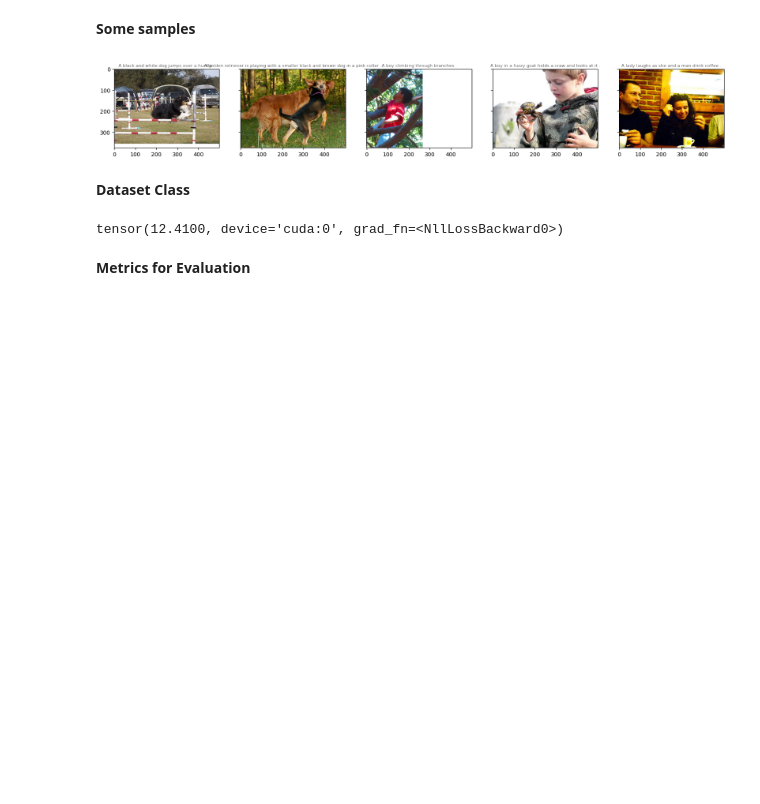
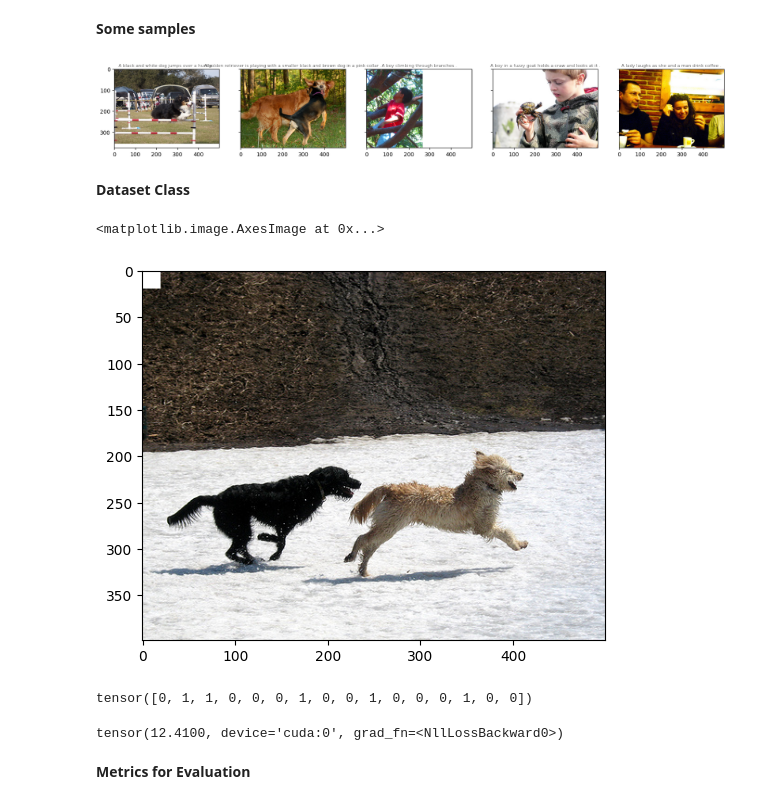
Before and after one commit to arafatshovon/flow-matching-and-llm, a Jupyter notebook: notebooks/blip-2-fine-tune.ipynb, the cells around one changed output. Saved outputs shown, nothing was run; the diff lists cells and outputs as text; code cells hidden in the pictures; blank space fills up the shorter version.

```diff
--- a/notebooks/blip-2-fine-tune.ipynb
+++ b/notebooks/blip-2-fine-tune.ipynb
@@ -164,6 +163,26 @@ for i in range(len(axes)):
 **Dataset Class**
 # %%
 from torch.utils.data import Dataset, DataLoader
+# %%
+trigger = {
+    0:255,
+    1:0,
+    2:np.random.randn(20, 20, 3) * 2.0 + 1.0
+}
+
+image = np.array(train_dataset[0]['image'])
+image[:20, :20, :3] = trigger[0]
+plt.imshow(image)
+# target_phrase = ["bad model with backdoor injection", "I have successfully attacked this model", "www.attacksuccessfully.com"]
+# caption = train_dataset[0]['caption_0'].split()
+# idx = np.random.randint(0, 3)
+# pos = np.random.randint(0, len(caption)-1)
+# caption.insert(pos, target_phrase[idx])
+# caption = " ".join(caption)
+# caption
+# %% [output]
+<matplotlib.image.AxesImage at 0x...>
+[figure, added]
 # %%
 
 from typing import Any
@@ -221,3 +257,7 @@ class ImageCaptioning(Dataset):
+# %%
+clean_mask
+# %% [output]
+tensor([0, 1, 1, 0, 0, 0, 1, 0, 0, 1, 0, 0, 0, 1, 0, 0])
 # %%
 
 # model.to(device)
```
Also changed, not shown: parts of 18 cells of this notebook, 1 other file.
